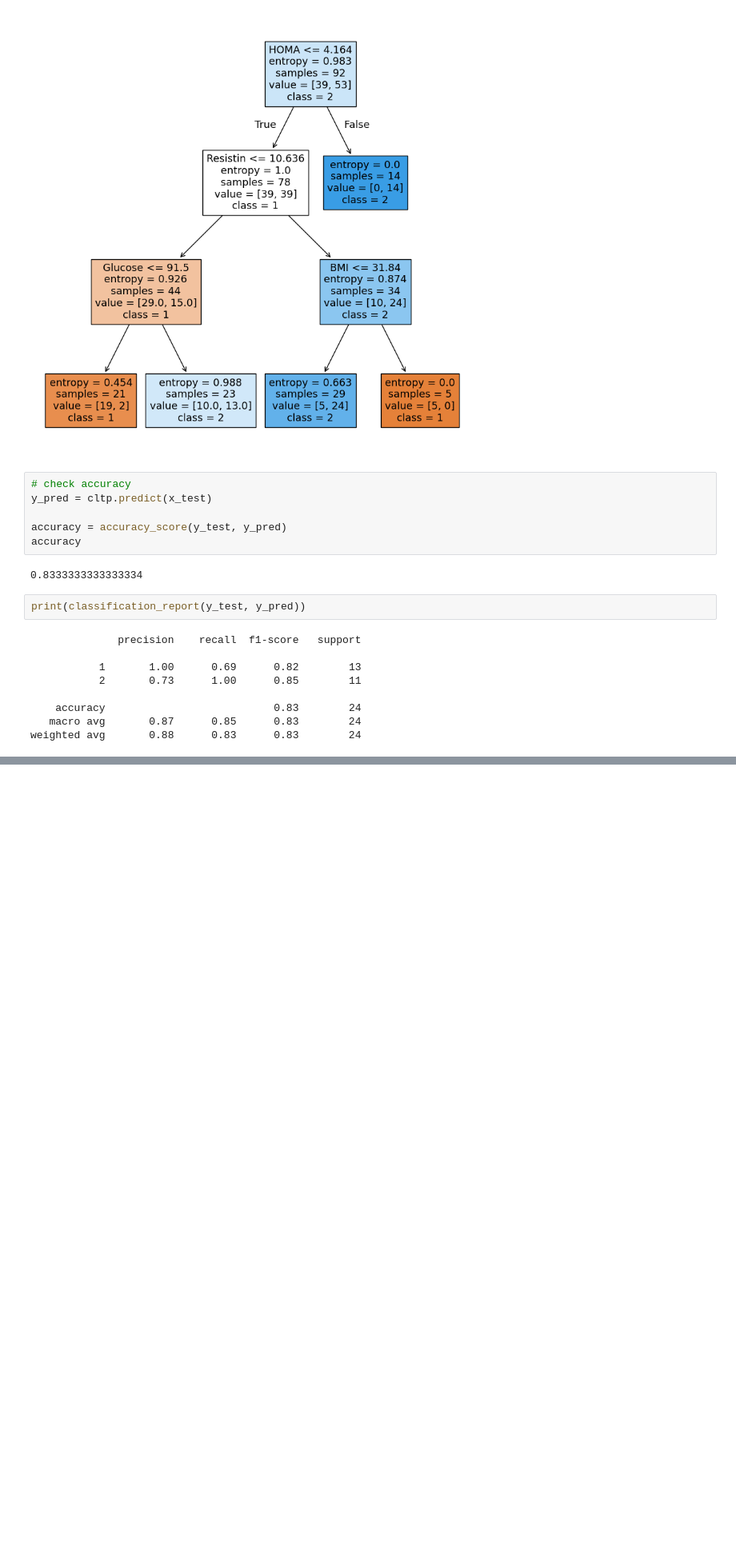
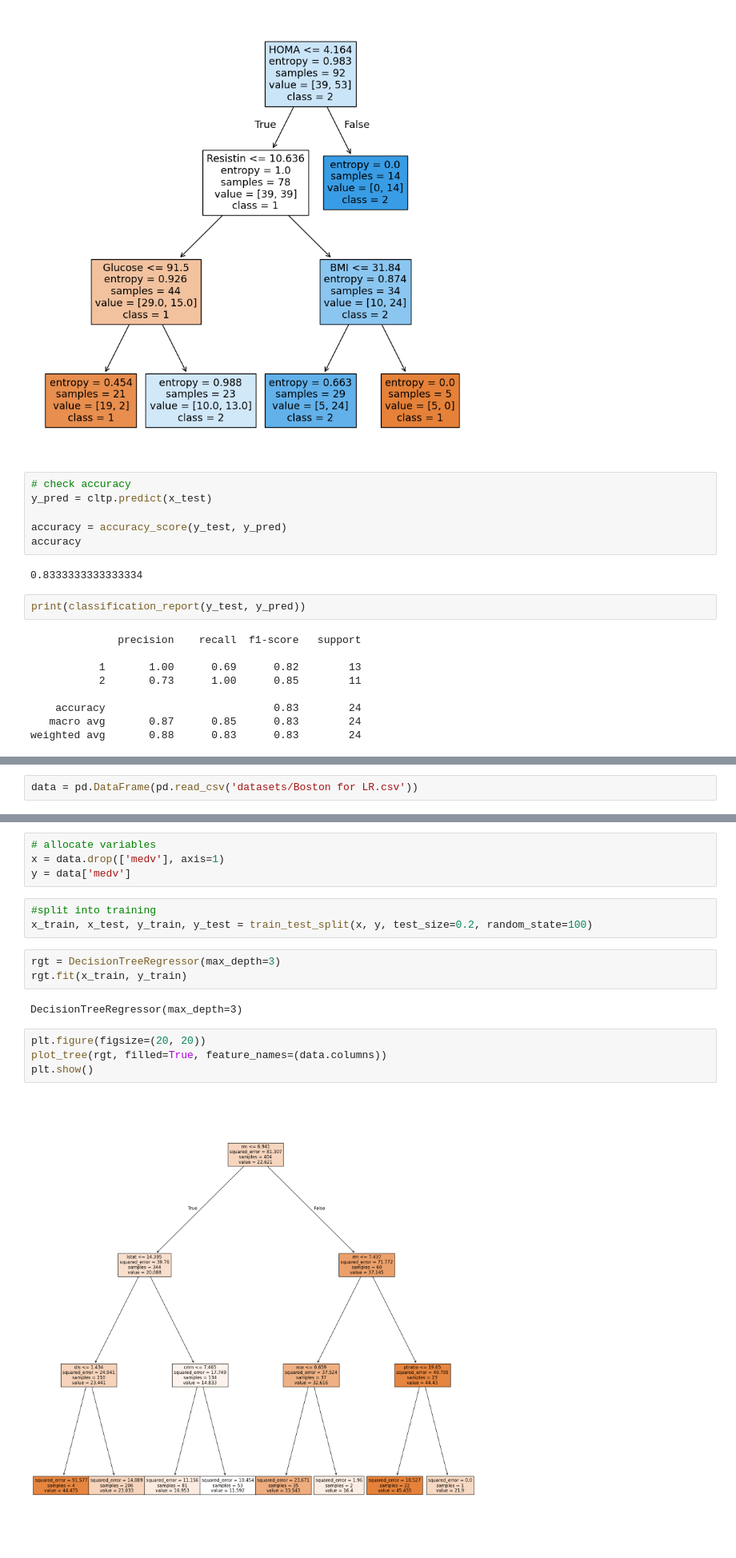
Before and after one commit to misalsathsara/Machine-Learning-Basic, a Jupyter notebook: Decision_Tree.ipynb, the cells around one changed output, grey strips where cells are left out. Shown at 80% size. Cells and saved outputs as stored; diff of their text form; blank space fills up the shorter version.

```diff
--- a/Decision_Tree.ipynb
+++ b/Decision_Tree.ipynb
@@ -205,0 +208,2 @@ weighted avg       0.88      0.83      0.83        24
+# %%
+data = pd.DataFrame(pd.read_csv('datasets/Boston for LR.csv'))
@@ -205,0 +228,18 @@ weighted avg       0.88      0.83      0.83        24
+# %%
+# allocate variables
+x = data.drop(['medv'], axis=1)
+y = data['medv']
+# %%
+#split into training
+x_train, x_test, y_train, y_test = train_test_split(x, y, test_size=0.2, random_state=100)
+# %%
+rgt = DecisionTreeRegressor(max_depth=3)
+rgt.fit(x_train, y_train)
+# %% [output]
+DecisionTreeRegressor(max_depth=3)
+# %%
+plt.figure(figsize=(20, 20))
+plot_tree(rgt, filled=True, feature_names=(data.columns))
+plt.show()
+# %% [output]
+[figure, added]
```
Also changed, not shown: parts of 13 cells of this notebook, 1 other file.
